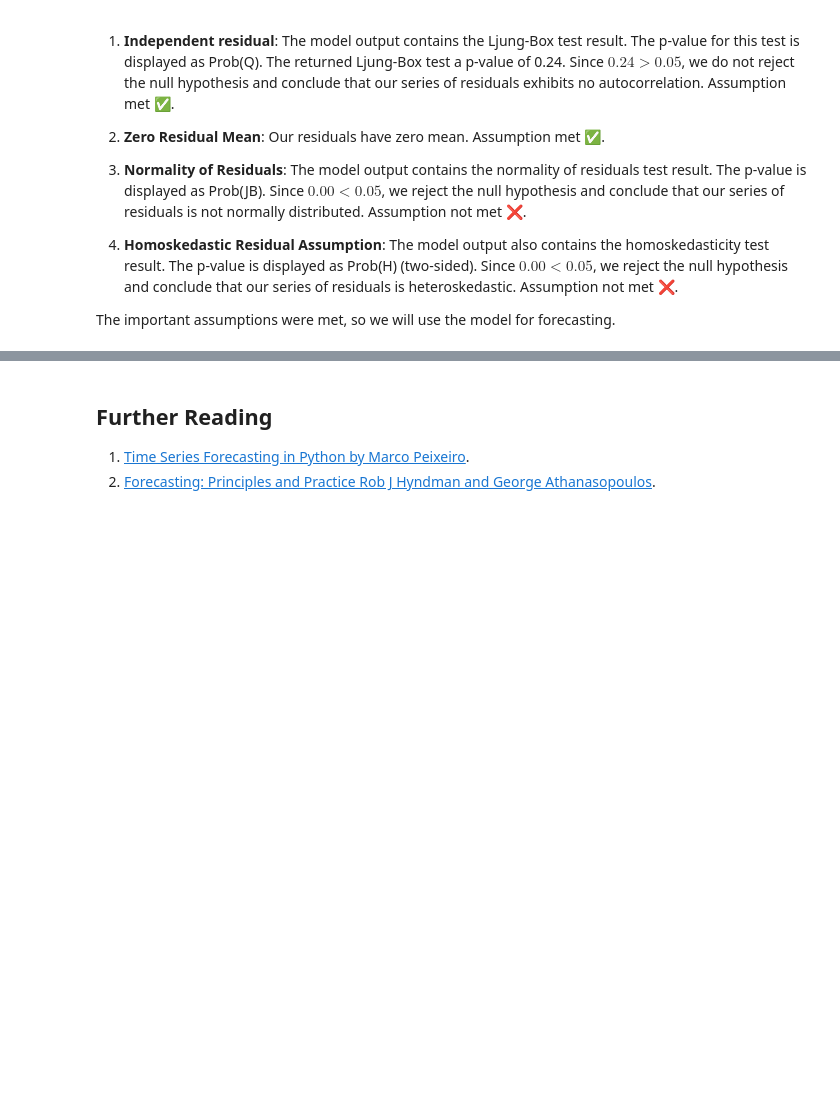
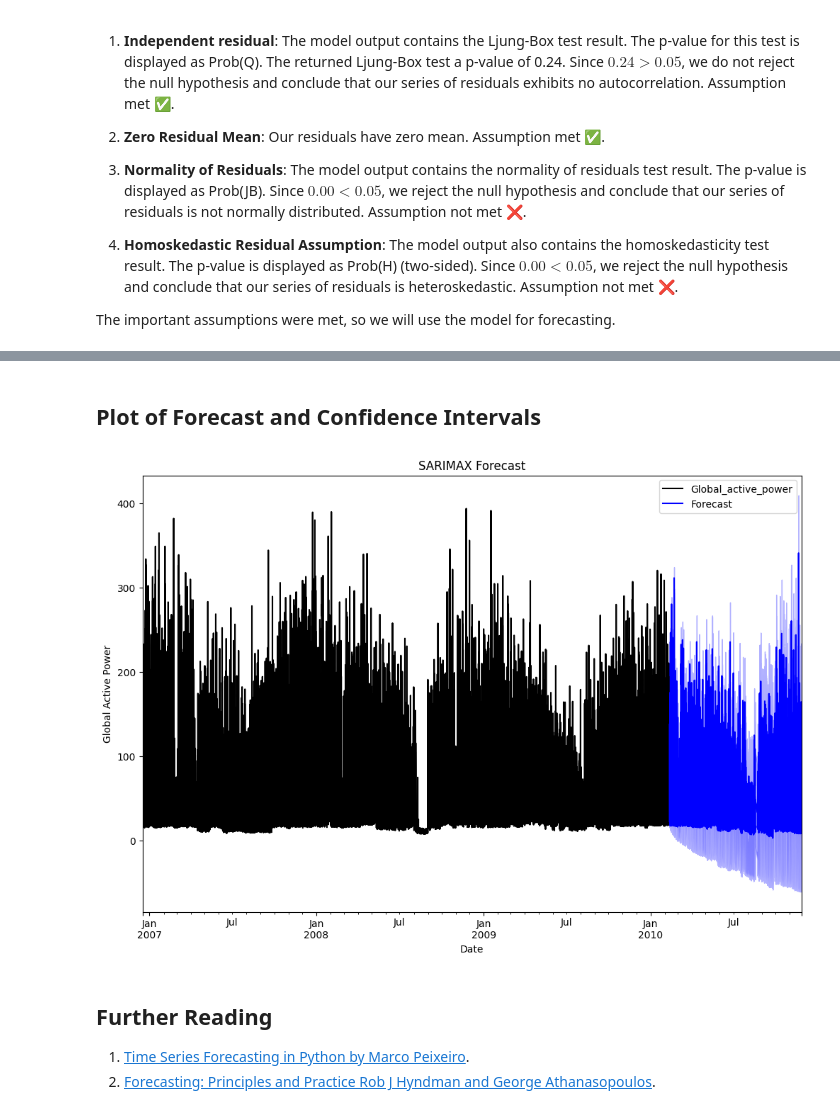
Before and after one commit to Ibrahim-Ola/time-series-python, a Jupyter notebook: SARIMA.ipynb, the cells around one changed output, grey strips where cells are left out. Drawn from its saved outputs; the diff is of its cells as text; code cells hidden in the pictures; blank space fills up the shorter version.

Commit message:
added forecast

```diff
--- a/SARIMA.ipynb
+++ b/SARIMA.ipynb
@@ -414,0 +418,6 @@ When forecasting with the SARIMAX model, it's important to consider a significan
+# %%
+forecast = final_model.get_forecast(steps=len(test_endo), exog=test_exo)
+forecast_values=forecast.predicted_mean
+
+print(f"RMSE: {rmse(test_endo, forecast_values):.3f}")
+print(f"R2: {r2_score(test_endo, forecast_values):.3f}")
@@ -415,3 +431,35 @@ When forecasting with the SARIMAX model, it's important to consider a significan
+# %% [markdown]
+## Plot of Forecast and Confidence Intervals
+# %%
+forecast_ci = forecast.conf_int()
+
+fig, ax = plt.subplots(figsize=(12, 8))
+
+# Plot the training data
+
+train_endo.plot(ax=ax, label='Observed', color='black')
+
+# Plot the forecasted values
+
+forecast.predicted_mean.plot(ax=ax, label='Forecast', color='blue')
+
+# Plot the range for the confidence intervals
+
+ax.fill_between(
+    forecast_ci.index,
+    forecast_ci.iloc[:, 0],
+    forecast_ci.iloc[:, 1], color='blue', alpha=0.3
+)
+
+# Annotate the plot
+plt.title('SARIMAX Forecast')
+plt.xlabel('Date')
+plt.ylabel('Global Active Power')
+plt.legend()
+
+plt.show()
+# %% [output]
+[figure, added]
 # %% [markdown]
 ## Further Reading
 
```
Also changed, not shown: parts of 4 cells of this notebook.
